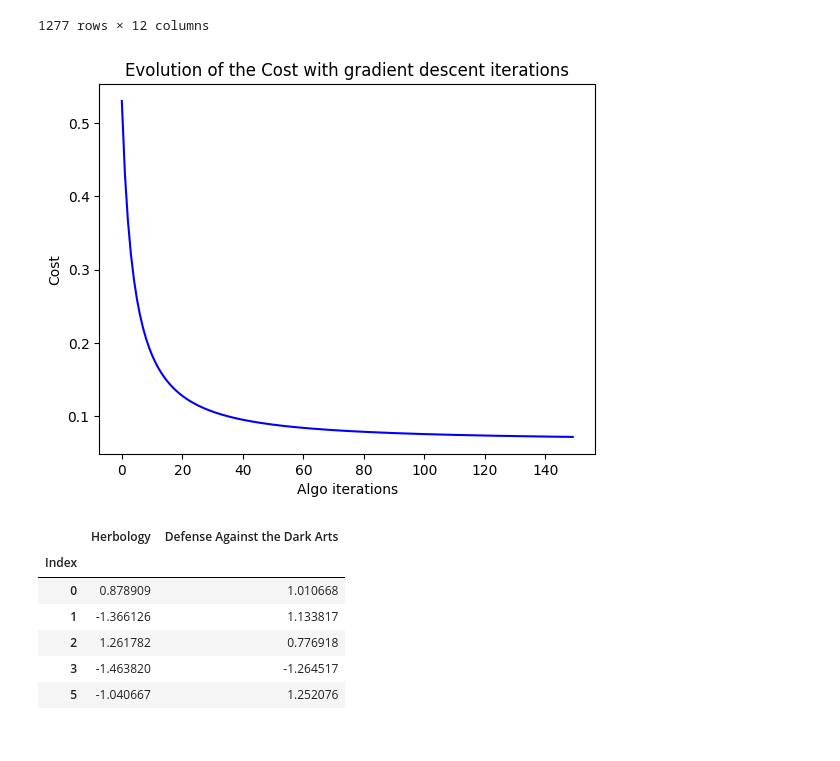
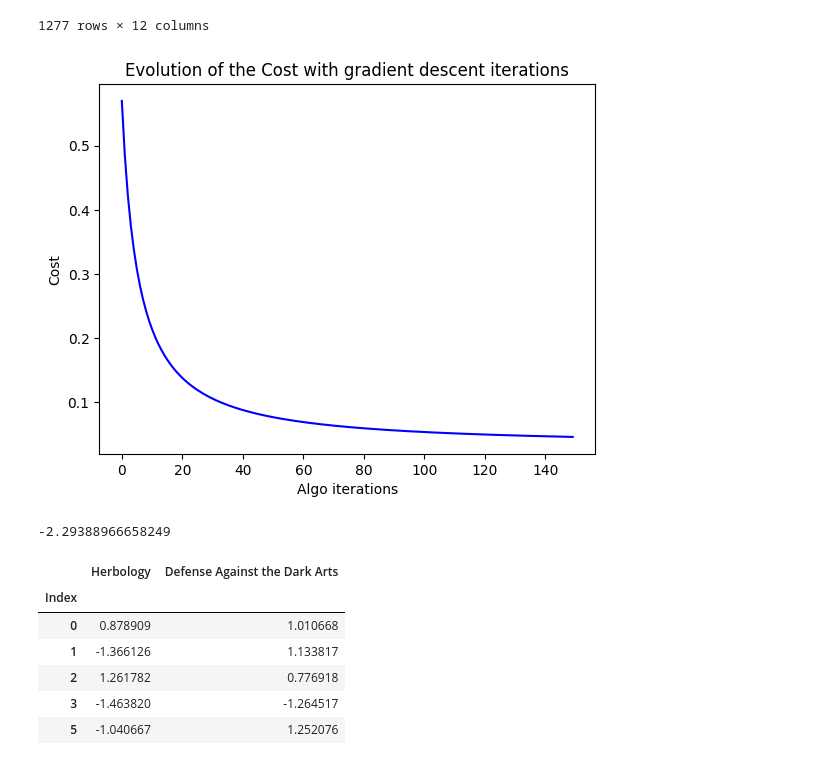
Before and after one commit to mbocquel/dslr, a Jupyter notebook: goinfre/logreg_train.ipynb, the cells around one changed output. Drawn from its saved outputs; the diff is of its cells as text; code cells hidden in the pictures.

```diff
--- a/goinfre/logreg_train.ipynb
+++ b/goinfre/logreg_train.ipynb
@@ -78,6 +78,6 @@ df_Ravenclaw.loc[df_Ravenclaw.loc[:,"Hogwarts House"] == "Ravenclaw", :]
 # %%
-df_Ravenclaw.loc[df_Ravenclaw.loc[:,"Hogwarts House"] == "Ravenclaw", "Test Ravenclaw"] = 1
-df_Ravenclaw.loc[~(df_Ravenclaw.loc[:,"Hogwarts House"] == "Ravenclaw"), "Test Ravenclaw"] = 0
+df_Ravenclaw.loc[df_Ravenclaw.loc[:,"Hogwarts House"] == "Slytherin", "Test Slytherin"] = 1
+df_Ravenclaw.loc[~(df_Ravenclaw.loc[:,"Hogwarts House"] == "Slytherin"), "Test Slytherin"] = 0
 # %%
 df_Ravenclaw
 # %% [output]
@@ -281,11 +281,15 @@ X
 # %%
 alpha = 0.1
 # %%
-lambda_ = 1
+lambda_ = 0.5
 # %%
-w_Ravenclaw, b_Ravenclaw = executeGradientDescentAlgo(X, y, 0.3, lambda_, 150)
+w_Ravenclaw, b_Ravenclaw = executeGradientDescentAlgo(X, y, 0.1, lambda_, 150)
 # %% [output]
-[figure, old version]
+[figure, new version]
+# %%
+sum(w_Ravenclaw)
+# %% [output]
+-2.29388966658249
 # %%
 def ft_mean(X):
     return sum(X) / len(X)
```
Also changed, not shown: parts of 9 cells of this notebook, 7 other files.
